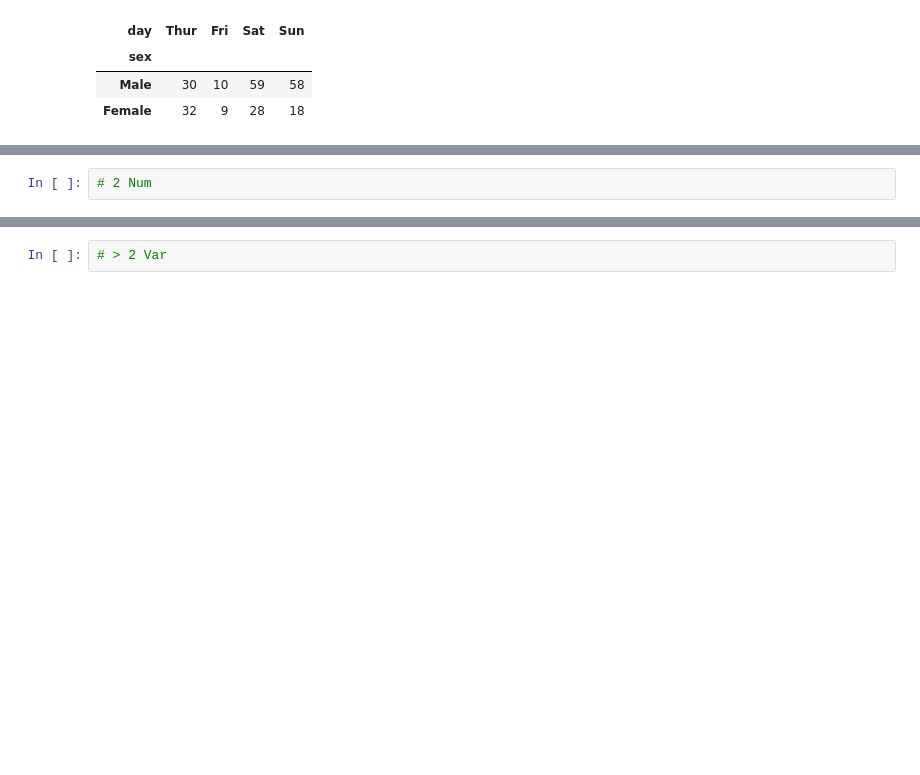
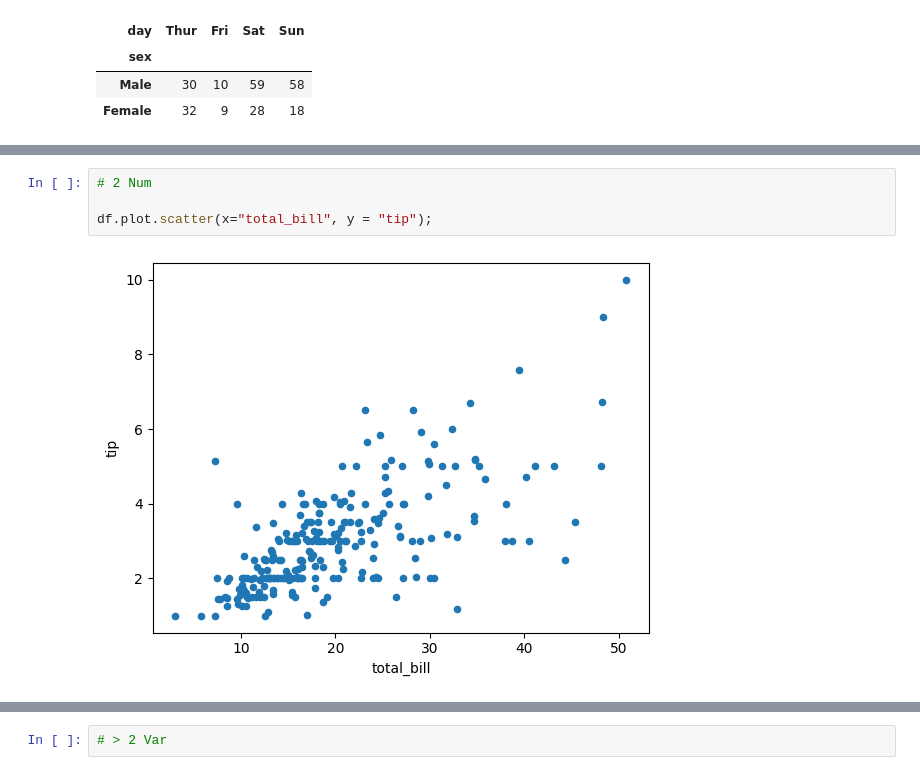
Before and after one commit to rogerloop/03_Especialitzacio, a Jupyter notebook: Sprint_11_ Visualització_Dades_Python_PowerBI/Practicas/2026-05-27_Graficos_Joan.ipynb, the cells around one changed output, grey strips where cells are left out. Drawn from its saved outputs; the diff is of its cells as text; blank space fills up the shorter version.

```diff
--- a/Sprint_11_ Visualització_Dades_Python_PowerBI/Practicas/2026-05-27_Graficos_Joan.ipynb
+++ b/Sprint_11_ Visualització_Dades_Python_PowerBI/Practicas/2026-05-27_Graficos_Joan.ipynb
@@ -102,3 +100,7 @@ pd.crosstab(df['sex'], df['day']).transpose().plot.bar()
 [figure]
 # %%
 # 2 Num
+
+df.plot.scatter(x="total_bill", y = "tip");
+# %% [output]
+[figure, added]
```
Also changed, not shown: parts of 7 cells of this notebook.
